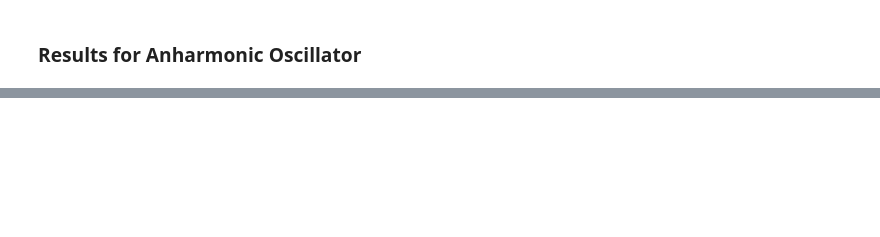
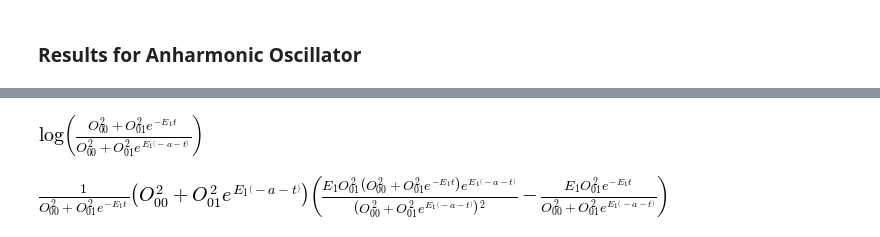
Before and after one commit to Shaun252/latticeQCD_novices, a Jupyter notebook: exercise_3.ipynb, the cells around one changed output, grey strips where cells are left out. Drawn from its saved outputs; the diff is of its cells as text; code cells hidden in the pictures; blank space fills up the shorter version.

```diff
--- a/exercise_3.ipynb
+++ b/exercise_3.ipynb
@@ -156,0 +178,20 @@ func.diff(t)
+# %%
+import sympy as sp
+from sympy import init_printing, oo
+init_printing(use_latex = True)
+
+a, E_1, t, O_0, O_1 = sp.symbols('a, E_1, t, O_{00}, O_{01}')
+
+g = O_0**2 + O_1**2 * sp.exp(-t * E_1)
+
+g_shift = O_0**2 + O_1**2 * sp.exp(-(t+a) * E_1)
+
+func = sp.log(g/g_shift)
+
+func
+# %% [output]
+[figure, added]
+# %%
+func.diff(t)
+# %% [output]
+[figure, added]
```
Also changed, not shown: parts of 8 cells of this notebook, 5 other files.
